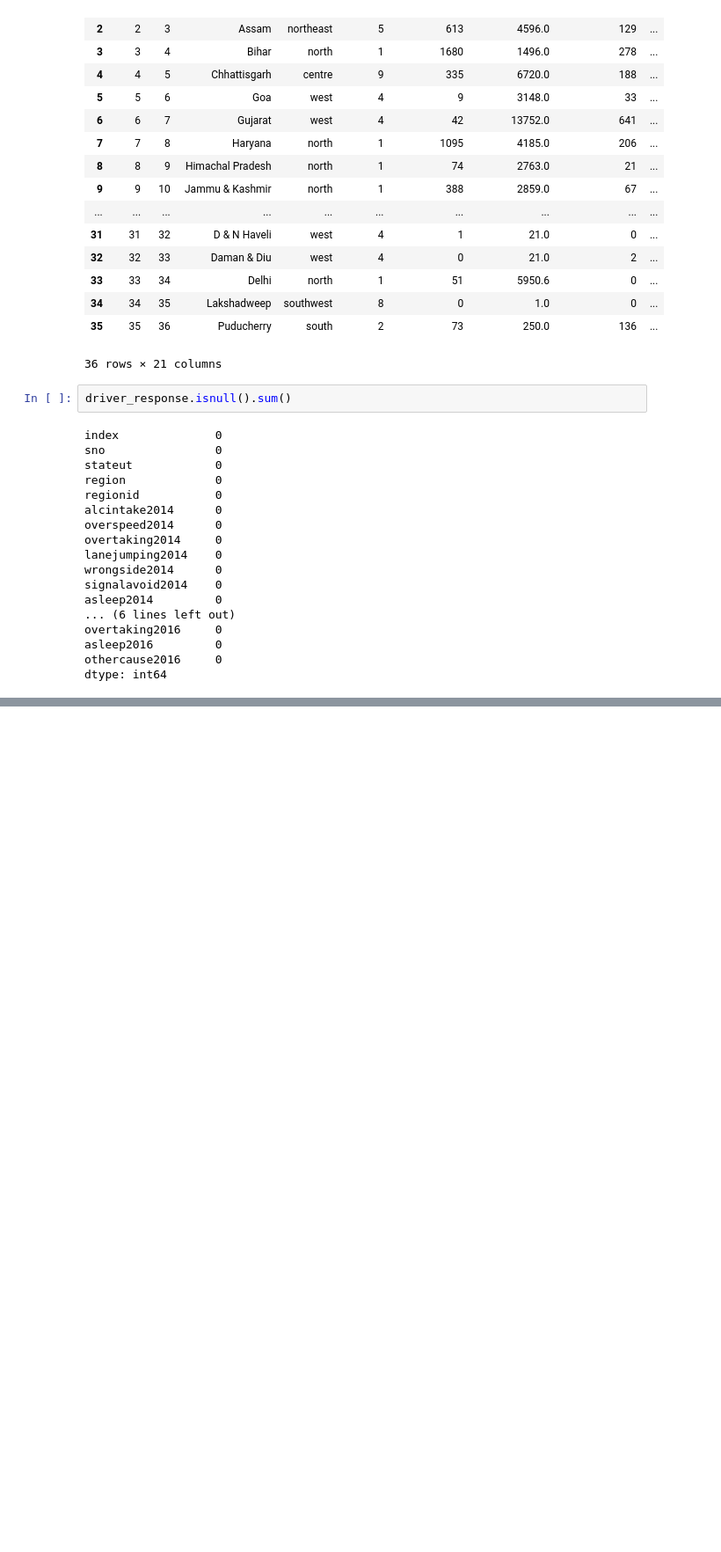
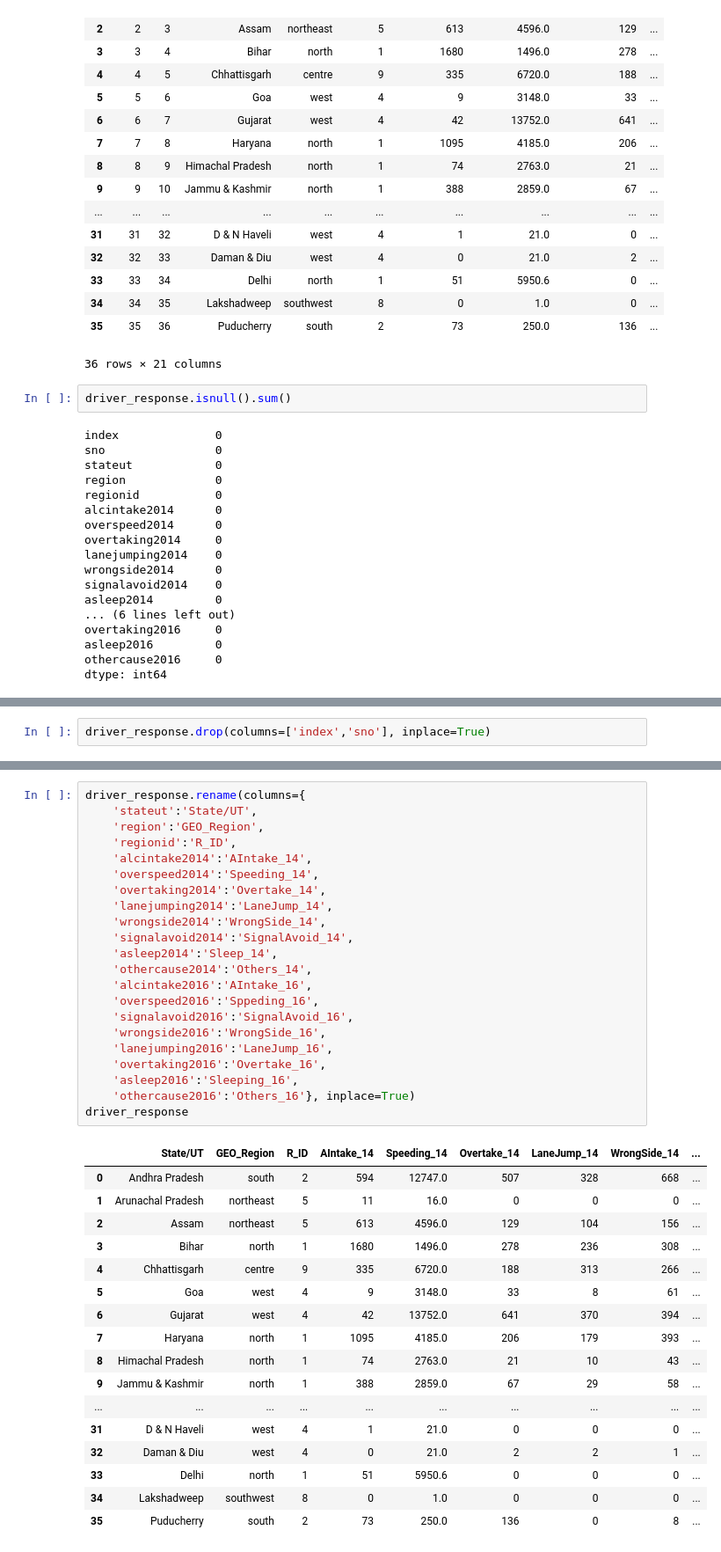
Before and after one commit to janvidixit3344/Accident_ROAD, a Jupyter notebook: analysis3.ipynb, the cells around one changed output, grey strips where cells are left out. Shown: that part at 88% size. Cells and saved outputs as stored; diff of their text form; blank space fills up the shorter version.

```diff
--- a/analysis3.ipynb
+++ b/analysis3.ipynb
@@ -88,0 +109,2 @@ dtype: int64
+# %%
+driver_response.drop(columns=['index','sno'], inplace=True)
@@ -88,0 +153,40 @@ dtype: int64
+# %%
+driver_response.rename(columns={
+    'stateut':'State/UT',
+    'region':'GEO_Region',
+    'regionid':'R_ID',
+    'alcintake2014':'AIntake_14',
+    'overspeed2014':'Speeding_14',
+    'overtaking2014':'Overtake_14',
+    'lanejumping2014':'LaneJump_14',
+    'wrongside2014':'WrongSide_14',
+    'signalavoid2014':'SignalAvoid_14',
+    'asleep2014':'Sleep_14',
+    'othercause2014':'Others_14',
+    'alcintake2016':'AIntake_16',
+    'overspeed2016':'Sppeding_16',
+    'signalavoid2016':'SignalAvoid_16',
+    'wrongside2016':'WrongSide_16',
+    'lanejumping2016':'LaneJump_16',
+    'overtaking2016':'Overtake_16',
+    'asleep2016':'Sleeping_16',
+    'othercause2016':'Others_16'}, inplace=True)
+driver_response
+# %% [output]
+|  | State/UT | GEO_Region | R_ID | AIntake_14 | Speeding_14 | Overtake_14 | LaneJump_14 | WrongSide_14 | ... |
+| 0 | Andhra Pradesh | south | 2 | 594 | 12747.0 | 507 | 328 | 668 | ... |
+| 1 | Arunachal Pradesh | northeast | 5 | 11 | 16.0 | 0 | 0 | 0 | ... |
+| 2 | Assam | northeast | 5 | 613 | 4596.0 | 129 | 104 | 156 | ... |
+| 3 | Bihar | north | 1 | 1680 | 1496.0 | 278 | 236 | 308 | ... |
+| 4 | Chhattisgarh | centre | 9 | 335 | 6720.0 | 188 | 313 | 266 | ... |
+| 5 | Goa | west | 4 | 9 | 3148.0 | 33 | 8 | 61 | ... |
+| 6 | Gujarat | west | 4 | 42 | 13752.0 | 641 | 370 | 394 | ... |
+| 7 | Haryana | north | 1 | 1095 | 4185.0 | 206 | 179 | 393 | ... |
+| 8 | Himachal Pradesh | north | 1 | 74 | 2763.0 | 21 | 10 | 43 | ... |
+| 9 | Jammu & Kashmir | north | 1 | 388 | 2859.0 | 67 | 29 | 58 | ... |
+| ... | ... | ... | ... | ... | ... | ... | ... | ... | ... |
+| 31 | D & N Haveli | west | 4 | 1 | 21.0 | 0 | 0 | 0 | ... |
+| 32 | Daman & Diu | west | 4 | 0 | 21.0 | 2 | 2 | 1 | ... |
+| 33 | Delhi | north | 1 | 51 | 5950.6 | 0 | 0 | 0 | ... |
+| 34 | Lakshadweep | southwest | 8 | 0 | 1.0 | 0 | 0 | 0 | ... |
+| 35 | Puducherry | south | 2 | 73 | 250.0 | 136 | 0 | 8 | ... |
```
Also changed, not shown: parts of 3 cells of this notebook, 3 other files.
